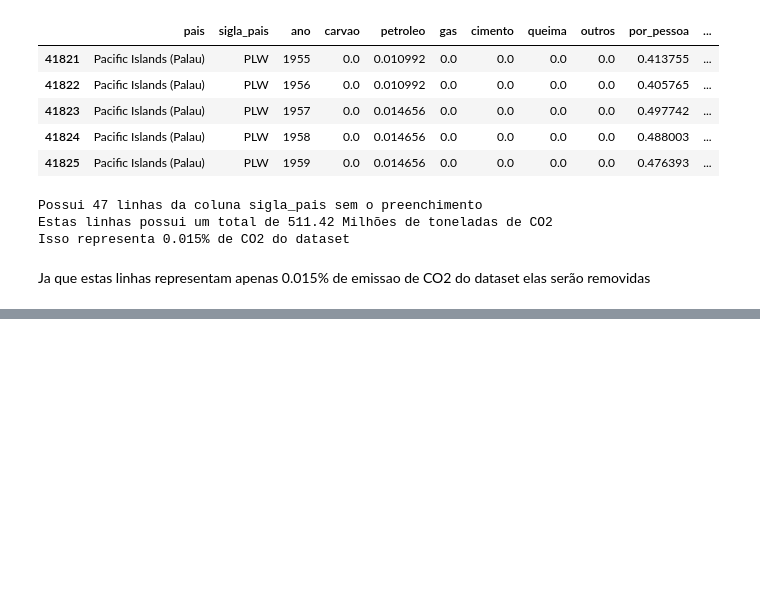
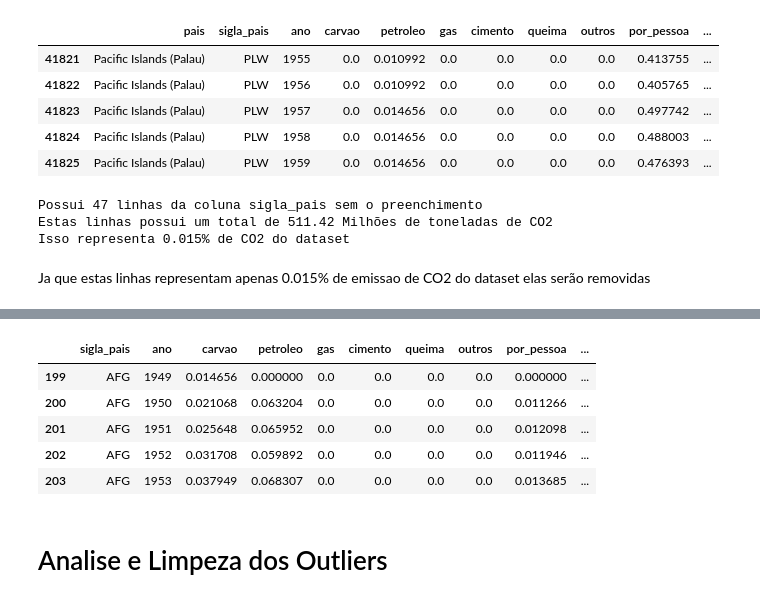
Before and after one commit to Patrick-Setubal/Data_Science_Analytics, a Jupyter notebook: puc/sprint1/sprint1.ipynb, the cells around one changed output, grey strips where cells are left out. Cells and saved outputs as stored; diff of their text form; code cells hidden in the pictures; blank space fills up the shorter version.

```diff
--- a/puc/sprint1/sprint1.ipynb
+++ b/puc/sprint1/sprint1.ipynb
@@ -387,0 +506,3 @@ Ja que estas linhas representam apenas 0.015% de emissao de CO2 do dataset elas
+# %%
+df = df[df['pais_encontrado'] != "desconhecido"]
+df.head()
@@ -387,0 +516,15 @@ Ja que estas linhas representam apenas 0.015% de emissao de CO2 do dataset elas
+# %%
+# Transformar pais_encontrado em pais e remover duplicidade de coluna
+df = df.drop('pais',axis=1)
+df = df.rename(columns={'pais_encontrado':'pais'})
+
+df.head()
+# %% [output]
+|  | sigla_pais | ano | carvao | petroleo | gas | cimento | queima | outros | por_pessoa | ... |
+| 199 | AFG | 1949 | 0.014656 | 0.000000 | 0.0 | 0.0 | 0.0 | 0.0 | 0.000000 | ... |
+| 200 | AFG | 1950 | 0.021068 | 0.063204 | 0.0 | 0.0 | 0.0 | 0.0 | 0.011266 | ... |
+| 201 | AFG | 1951 | 0.025648 | 0.065952 | 0.0 | 0.0 | 0.0 | 0.0 | 0.012098 | ... |
+| 202 | AFG | 1952 | 0.031708 | 0.059892 | 0.0 | 0.0 | 0.0 | 0.0 | 0.011946 | ... |
+| 203 | AFG | 1953 | 0.037949 | 0.068307 | 0.0 | 0.0 | 0.0 | 0.0 | 0.013685 | ... |
+# %% [markdown]
+# Analise e Limpeza dos Outliers
```
Also changed, not shown: parts of 14 cells of this notebook.
